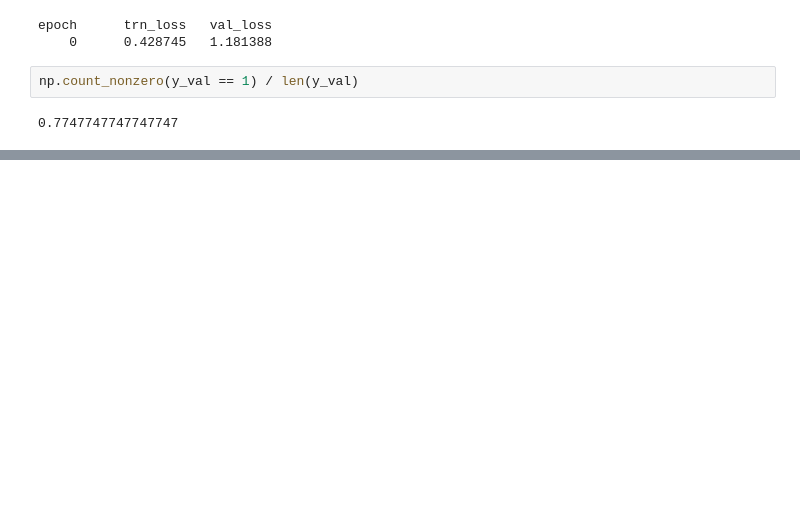
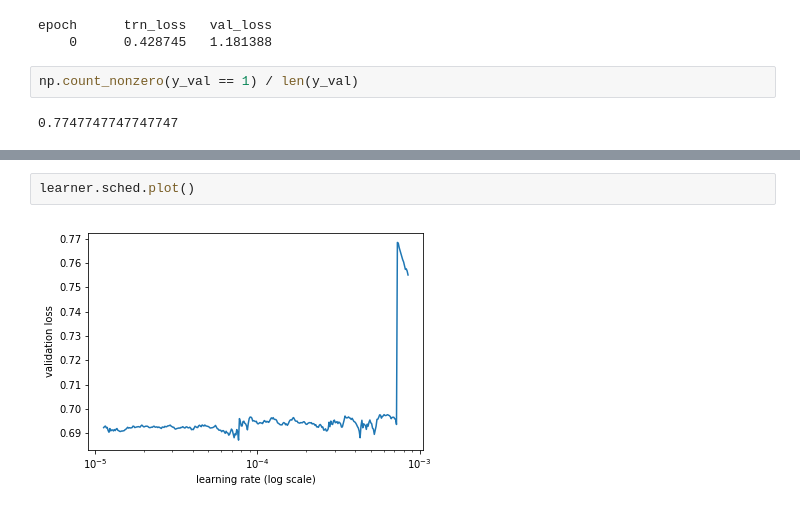
Before and after one commit to macsermkiat/PPMI, a Jupyter notebook: 2D,3D_MRI_Classify_PD.ipynb, the cells around one changed output, grey strips where cells are left out. Drawn from its saved outputs; the diff is of its cells as text; blank space fills up the shorter version.

```diff
--- a/3D_MRI_Classify_PD.ipynb
+++ b/2D,3D_MRI_Classify_PD.ipynb
@@ -1104,0 +1006,4 @@ vallog
+# %%
+learner.sched.plot()
+# %% [output]
+[figure, added]
```
Also changed, not shown: parts of 67 cells of this notebook, 1 other file.
